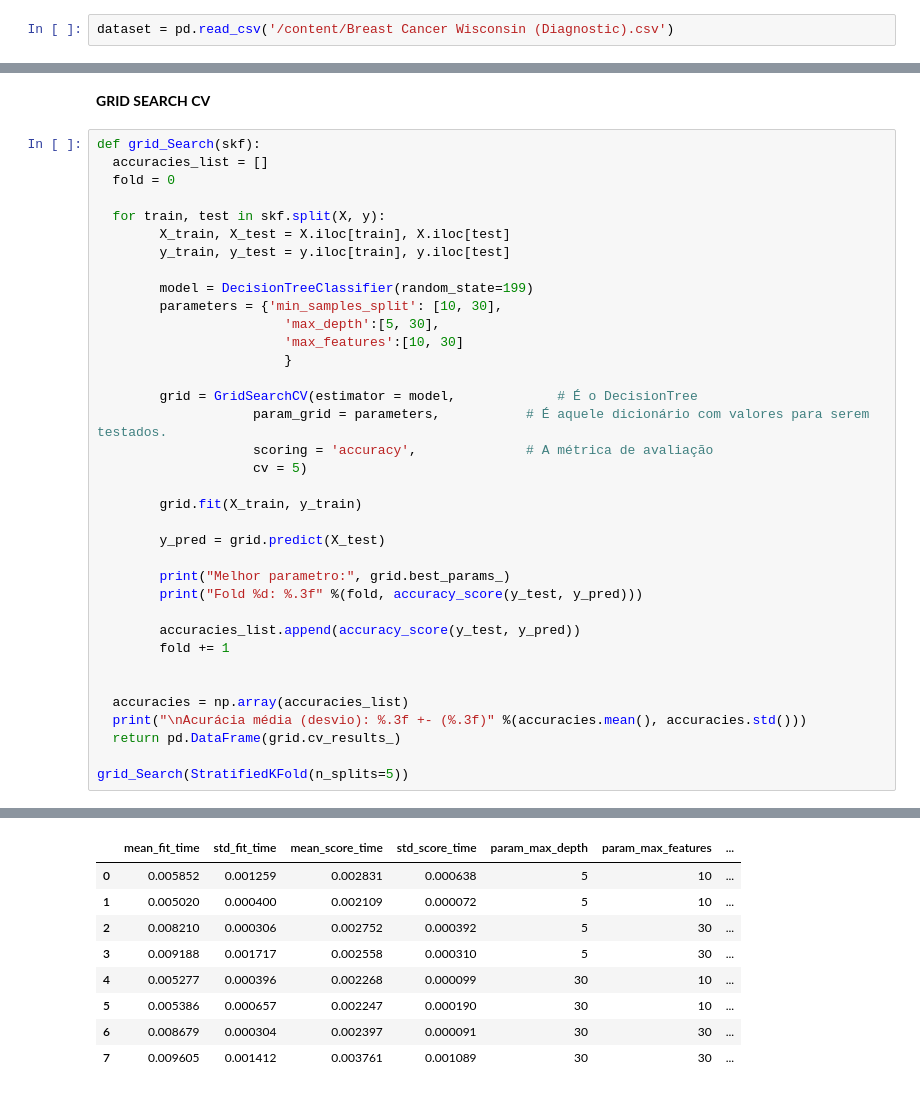
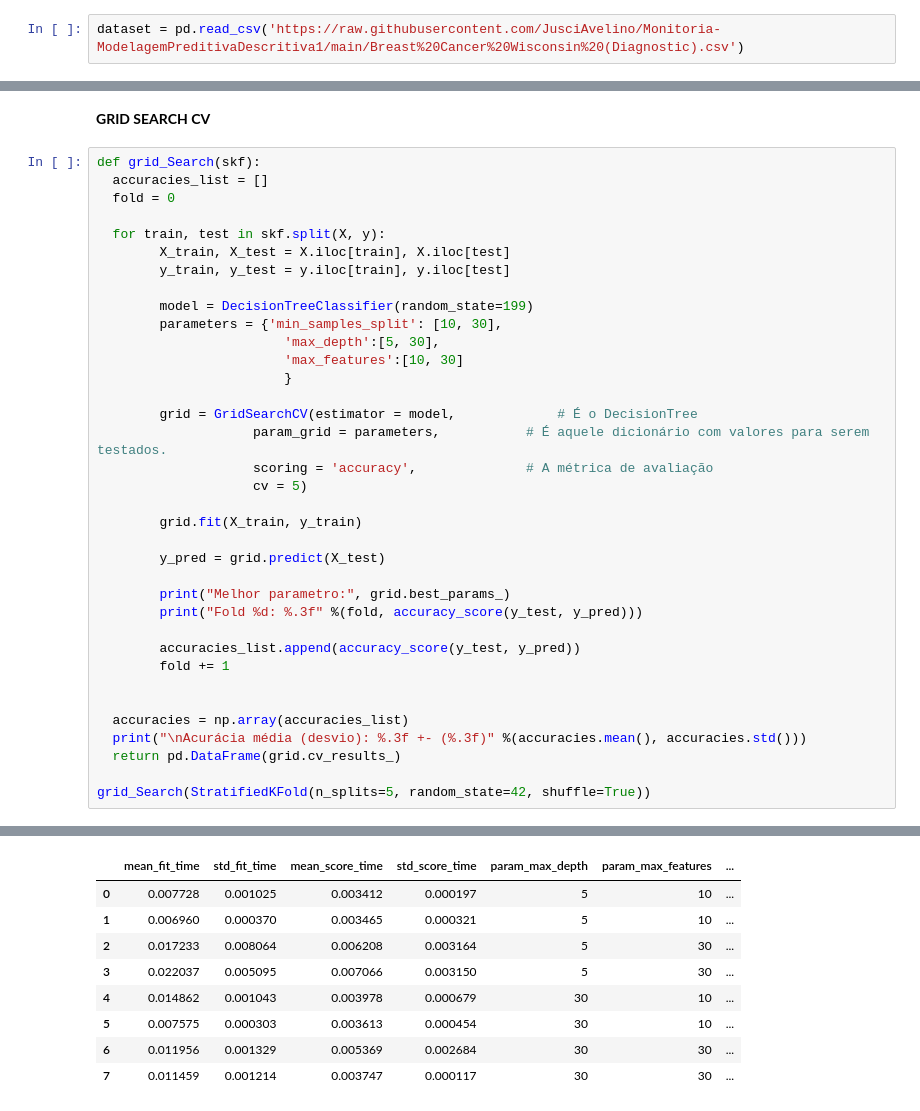
Before and after one commit to JusciAvelino/Monitoria-MPD1, a Jupyter notebook: 06_Avaliação_Validação.ipynb, the cells around one changed output, grey strips where cells are left out. Cells and saved outputs as stored; diff of their text form.

```diff
--- a/06_Avaliação_Validação.ipynb
+++ b/06_Avaliação_Validação.ipynb
@@ -13,7 +13,7 @@ from sklearn.metrics import plot_confusion_matrix, classification_report, plot_r
 import warnings
 warnings.filterwarnings('ignore')
 # %%
-dataset = pd.read_csv('/content/Breast Cancer Wisconsin (Diagnostic).csv')
+dataset = pd.read_csv('https://raw.githubusercontent.com/JusciAvelino/Monitoria-ModelagemPreditivaDescritiva1/main/Breast%20Cancer%20Wisconsin%20(Diagnostic).csv')
 # %%
 X = dataset.drop([dataset.columns[0]], axis = 1)
 y = dataset[dataset.columns[0]]
@@ -185,5 +186,5 @@ def grid_Search(skf):
   print("\nAcurácia média (desvio): %.3f +- (%.3f)" %(accuracies.mean(), accuracies.std()))
   return pd.DataFrame(grid.cv_results_)
 
-grid_Search(StratifiedKFold(n_splits=5))
+grid_Search(StratifiedKFold(n_splits=5, random_state=42, shuffle=True))
 # %% [output]
@@ -202,9 +203,9 @@ Acurácia média (desvio): 0.937 +- (0.026)
 |  | mean_fit_time | std_fit_time | mean_score_time | std_score_time | param_max_depth | param_max_features | ... |
-| 0 | 0.005852 | 0.001259 | 0.002831 | 0.000638 | 5 | 10 | ... |
-| 1 | 0.005020 | 0.000400 | 0.002109 | 0.000072 | 5 | 10 | ... |
-| 2 | 0.008210 | 0.000306 | 0.002752 | 0.000392 | 5 | 30 | ... |
-| 3 | 0.009188 | 0.001717 | 0.002558 | 0.000310 | 5 | 30 | ... |
-| 4 | 0.005277 | 0.000396 | 0.002268 | 0.000099 | 30 | 10 | ... |
-| 5 | 0.005386 | 0.000657 | 0.002247 | 0.000190 | 30 | 10 | ... |
-| 6 | 0.008679 | 0.000304 | 0.002397 | 0.000091 | 30 | 30 | ... |
-| 7 | 0.009605 | 0.001412 | 0.003761 | 0.001089 | 30 | 30 | ... |
+| 0 | 0.007728 | 0.001025 | 0.003412 | 0.000197 | 5 | 10 | ... |
+| 1 | 0.006960 | 0.000370 | 0.003465 | 0.000321 | 5 | 10 | ... |
+| 2 | 0.017233 | 0.008064 | 0.006208 | 0.003164 | 5 | 30 | ... |
+| 3 | 0.022037 | 0.005095 | 0.007066 | 0.003150 | 5 | 30 | ... |
+| 4 | 0.014862 | 0.001043 | 0.003978 | 0.000679 | 30 | 10 | ... |
+| 5 | 0.007575 | 0.000303 | 0.003613 | 0.000454 | 30 | 10 | ... |
+| 6 | 0.011956 | 0.001329 | 0.005369 | 0.002684 | 30 | 30 | ... |
+| 7 | 0.011459 | 0.001214 | 0.003747 | 0.000117 | 30 | 30 | ... |
```
Also changed, not shown: parts of 7 cells of this notebook.
